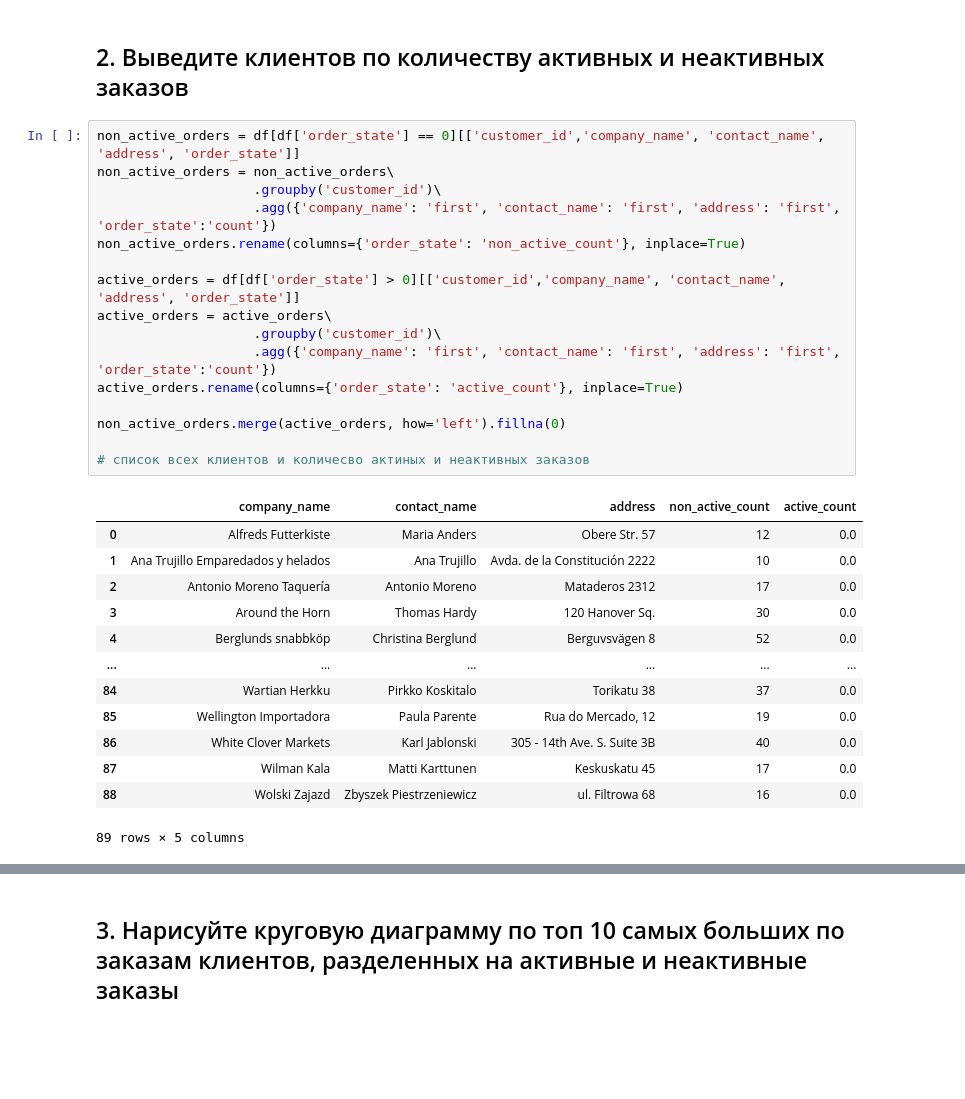
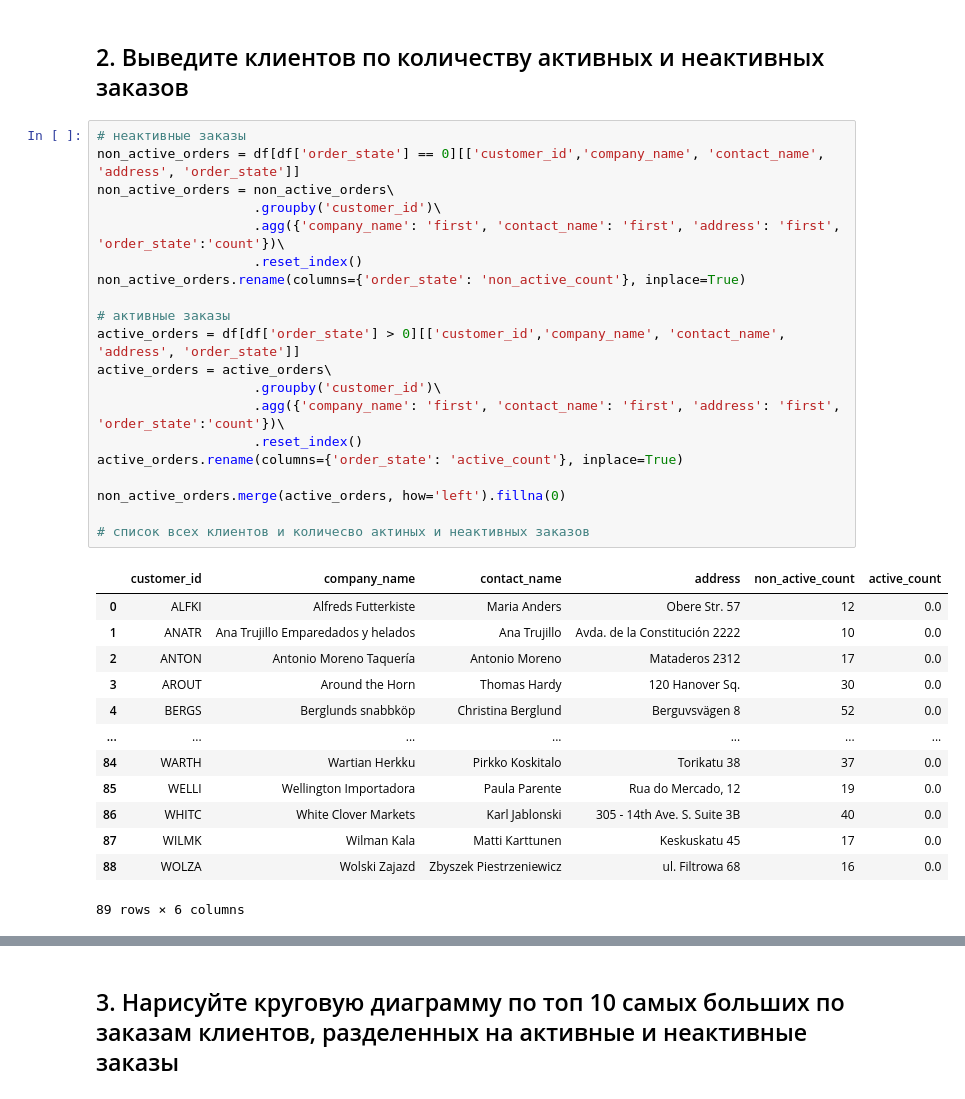
Before and after one commit to gleb-pan/data-analytics-decode, a Jupyter notebook: Python+SQL/Python_code/Submission8.ipynb, the cells around one changed output, grey strips where cells are left out. Drawn from its saved outputs; the diff is of its cells as text; blank space fills up the shorter version.

```diff
--- a/Python+SQL/Python_code/Submission8.ipynb
+++ b/Python+SQL/Python_code/Submission8.ipynb
@@ -90,35 +90,39 @@ highest_active.head(1)
 # %% [markdown]
 ## 2. Выведите клиентов по количеству активных и неактивных заказов
 # %%
+# неактивные заказы
 non_active_orders = df[df['order_state'] == 0][['customer_id','company_name', 'contact_name', 'address', 'order_state']]
 non_active_orders = non_active_orders\
                     .groupby('customer_id')\
-                    .agg({'company_name': 'first', 'contact_name': 'first', 'address': 'first', 'order_state':'count'})
+                    .agg({'company_name': 'first', 'contact_name': 'first', 'address': 'first', 'order_state':'count'})\
+                    .reset_index()
 non_active_orders.rename(columns={'order_state': 'non_active_count'}, inplace=True)
 
+# активные заказы
 active_orders = df[df['order_state'] > 0][['customer_id','company_name', 'contact_name', 'address', 'order_state']]
 active_orders = active_orders\
                     .groupby('customer_id')\
-                    .agg({'company_name': 'first', 'contact_name': 'first', 'address': 'first', 'order_state':'count'})
+                    .agg({'company_name': 'first', 'contact_name': 'first', 'address': 'first', 'order_state':'count'})\
+                    .reset_index()
 active_orders.rename(columns={'order_state': 'active_count'}, inplace=True)
 
 non_active_orders.merge(active_orders, how='left').fillna(0)
 
 # список всех клиентов и количесво актиных и неактивных заказов
 # %% [output]
-|  | company_name | contact_name | address | non_active_count | active_count |
-| 0 | Alfreds Futterkiste | Maria Anders | Obere Str. 57 | 12 | 0.0 |
-| 1 | Ana Trujillo Emparedados y helados | Ana Trujillo | Avda. de la Constitución 2222 | 10 | 0.0 |
-| 2 | Antonio Moreno Taquería | Antonio Moreno | Mataderos 2312 | 17 | 0.0 |
-| 3 | Around the Horn | Thomas Hardy | 120 Hanover Sq. | 30 | 0.0 |
-| 4 | Berglunds snabbköp | Christina Berglund | Berguvsvägen 8 | 52 | 0.0 |
-| ... | ... | ... | ... | ... | ... |
-| 84 | Wartian Herkku | Pirkko Koskitalo | Torikatu 38 | 37 | 0.0 |
-| 85 | Wellington Importadora | Paula Parente | Rua do Mercado, 12 | 19 | 0.0 |
-| 86 | White Clover Markets | Karl Jablonski | 305 - 14th Ave. S. Suite 3B | 40 | 0.0 |
-| 87 | Wilman Kala | Matti Karttunen | Keskuskatu 45 | 17 | 0.0 |
-| 88 | Wolski Zajazd | Zbyszek Piestrzeniewicz | ul. Filtrowa 68 | 16 | 0.0 |
+|  | customer_id | company_name | contact_name | address | non_active_count | active_count |
+| 0 | ALFKI | Alfreds Futterkiste | Maria Anders | Obere Str. 57 | 12 | 0.0 |
+| 1 | ANATR | Ana Trujillo Emparedados y helados | Ana Trujillo | Avda. de la Constitución 2222 | 10 | 0.0 |
+| 2 | ANTON | Antonio Moreno Taquería | Antonio Moreno | Mataderos 2312 | 17 | 0.0 |
+| 3 | AROUT | Around the Horn | Thomas Hardy | 120 Hanover Sq. | 30 | 0.0 |
+| 4 | BERGS | Berglunds snabbköp | Christina Berglund | Berguvsvägen 8 | 52 | 0.0 |
+| ... | ... | ... | ... | ... | ... | ... |
+| 84 | WARTH | Wartian Herkku | Pirkko Koskitalo | Torikatu 38 | 37 | 0.0 |
+| 85 | WELLI | Wellington Importadora | Paula Parente | Rua do Mercado, 12 | 19 | 0.0 |
+| 86 | WHITC | White Clover Markets | Karl Jablonski | 305 - 14th Ave. S. Suite 3B | 40 | 0.0 |
+| 87 | WILMK | Wilman Kala | Matti Karttunen | Keskuskatu 45 | 17 | 0.0 |
+| 88 | WOLZA | Wolski Zajazd | Zbyszek Piestrzeniewicz | ul. Filtrowa 68 | 16 | 0.0 |
-89 rows × 5 columns
+89 rows × 6 columns
 # %%
 # однако будет более информативным ваиратнт где мы выберем только тех клиентов которые имеют как активные так и неактивные заказы
 clients = non_active_orders.merge(active_orders, how='left').fillna(0)
```
Also changed, not shown: parts of 2 cells of this notebook, 1 other file.
